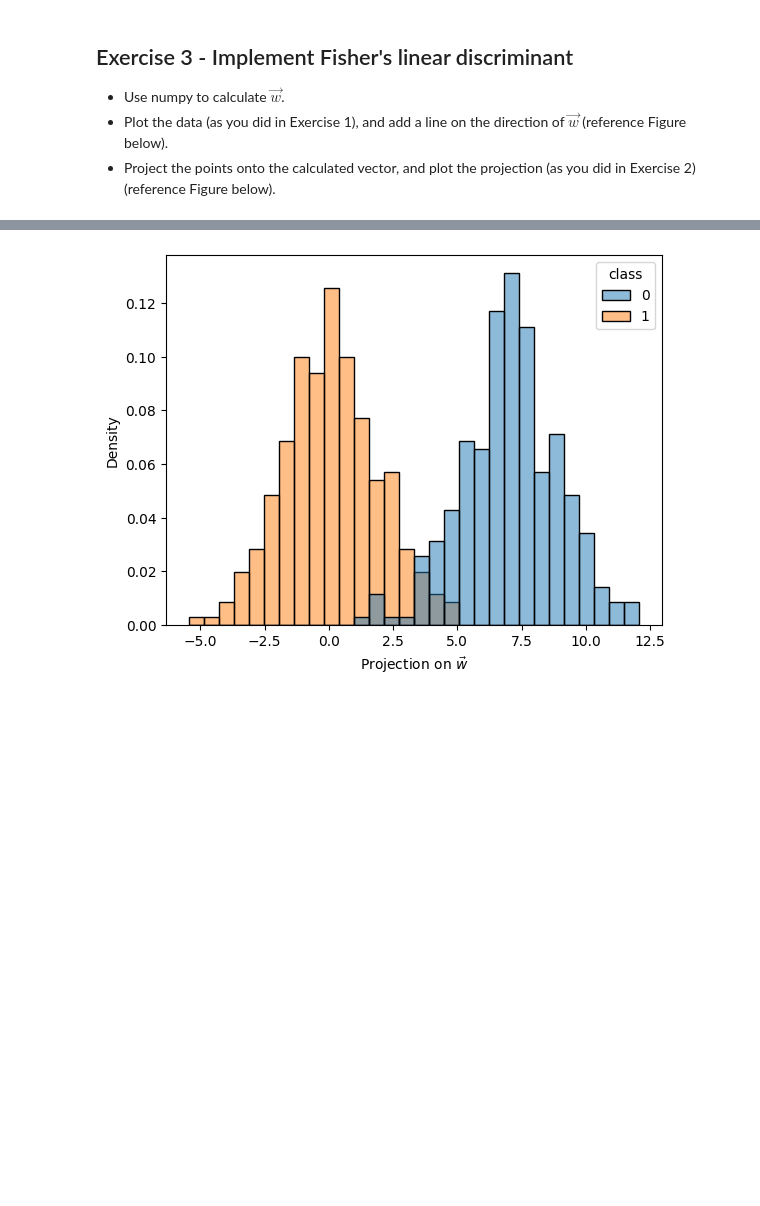
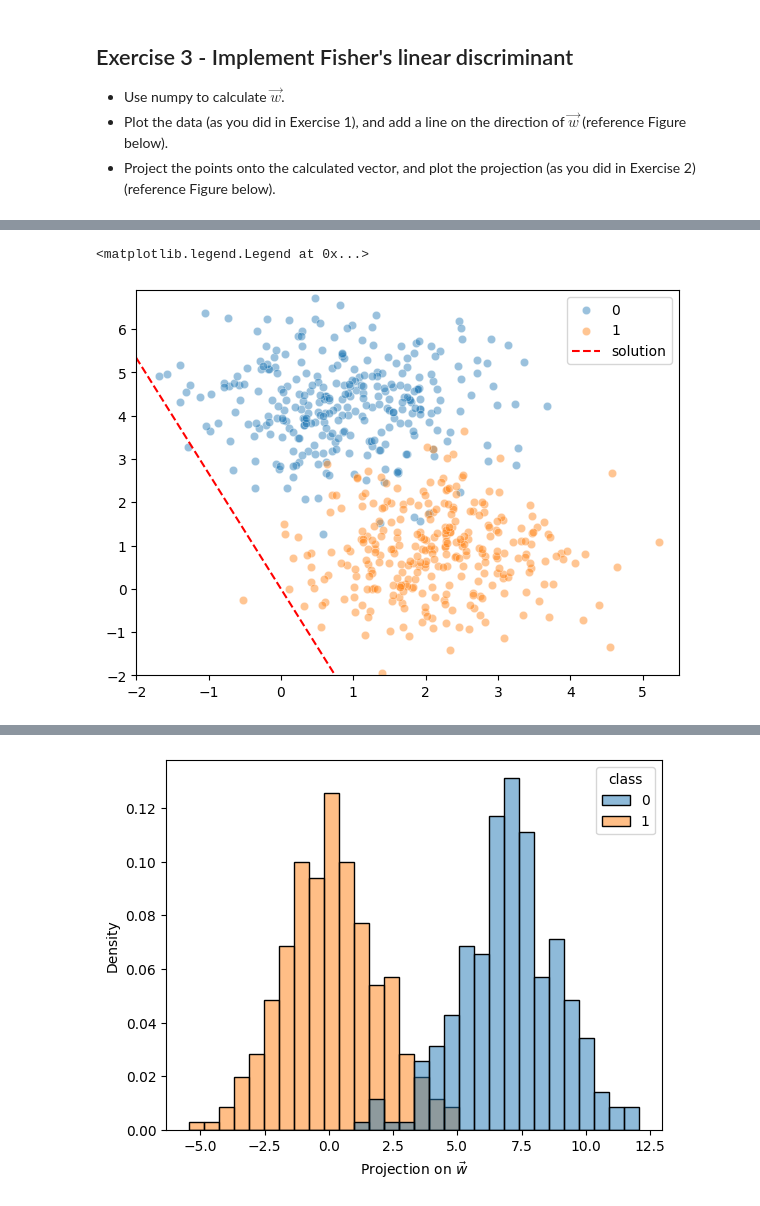
Before and after one commit to davi-dressler/fgv_tacd, a Jupyter notebook: Lab-3/Lab 06 -- Fisher's Discriminant.ipynb, the cells around one changed output, grey strips where cells are left out. Cells and saved outputs as stored; diff of their text form; code cells hidden in the pictures; blank space fills up the shorter version.

```diff
--- a/Lab-3/Lab 06 -- Fisher's Discriminant.ipynb
+++ b/Lab-3/Lab 06 -- Fisher's Discriminant.ipynb
@@ -95,0 +93,3 @@ X_1 = X[y == 1]
+# %%
+Sw = cov_matrix(x0) + cov_matrix(x1)
+print(Sw)
@@ -95,0 +99,8 @@ X_1 = X[y == 1]
+# %%
+w = np.linalg.inv(Sw)@(m1-m0)
+w = w/np.linalg.norm(w)
+# %%
+x_ = np.linspace(-1000,500,200)
+# %%
+reta = np.outer(x_, w)
+reta
@@ -95,0 +125,15 @@ X_1 = X[y == 1]
+# %%
+fig = plt.figure(figsize= (7,5))
+sns.scatterplot(x = x1[:,0], y= x1[:,1], label= "0", alpha =0.45)
+sns.scatterplot(x = x0[:,0], y= x0[:,1], label= "1", alpha =0.45)
+
+m1 = np.array([x1[:,0].mean() , x1[:,1].mean()])
+m0 = np.array([x0[:,0].mean() , x0[:,1].mean()])
+
+sns.lineplot(x = reta[:,0], y= reta[:,1], color = "red", linestyle= "--", label= "solution")
+plt.ylim(-2,6.9)
+plt.xlim(-2,5.5)
+plt.legend()
+# %% [output]
+<matplotlib.legend.Legend at 0x...>
+[figure, added]
```
Also changed, not shown: parts of 24 cells of this notebook, 2 other files.
